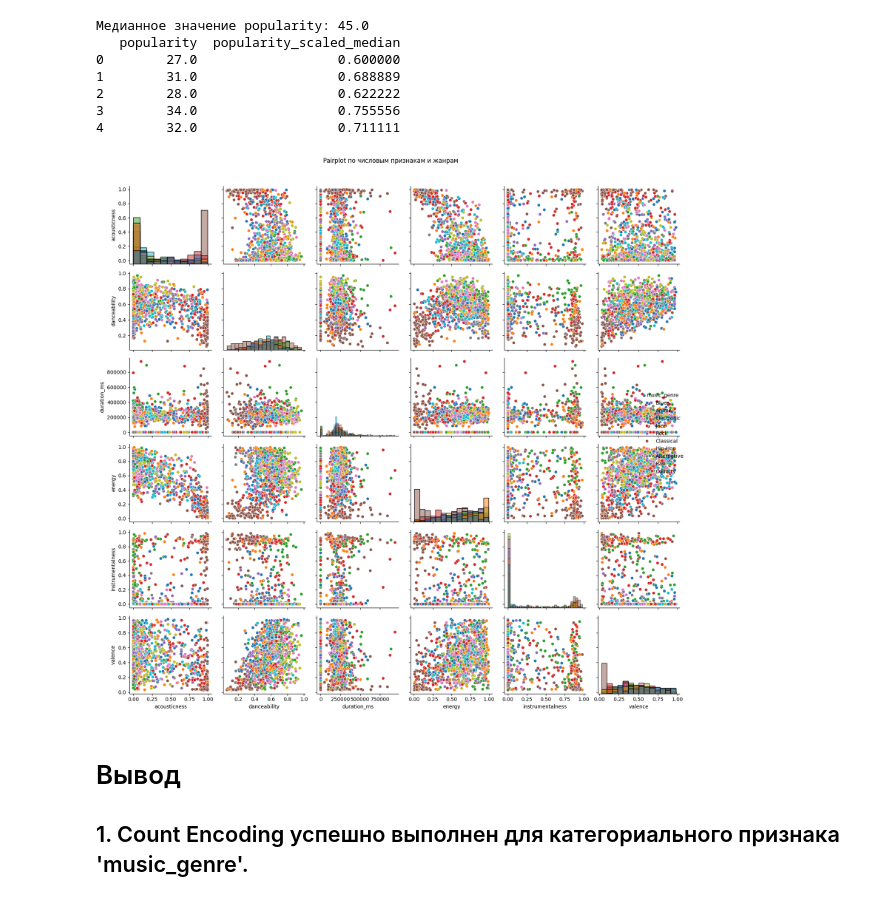
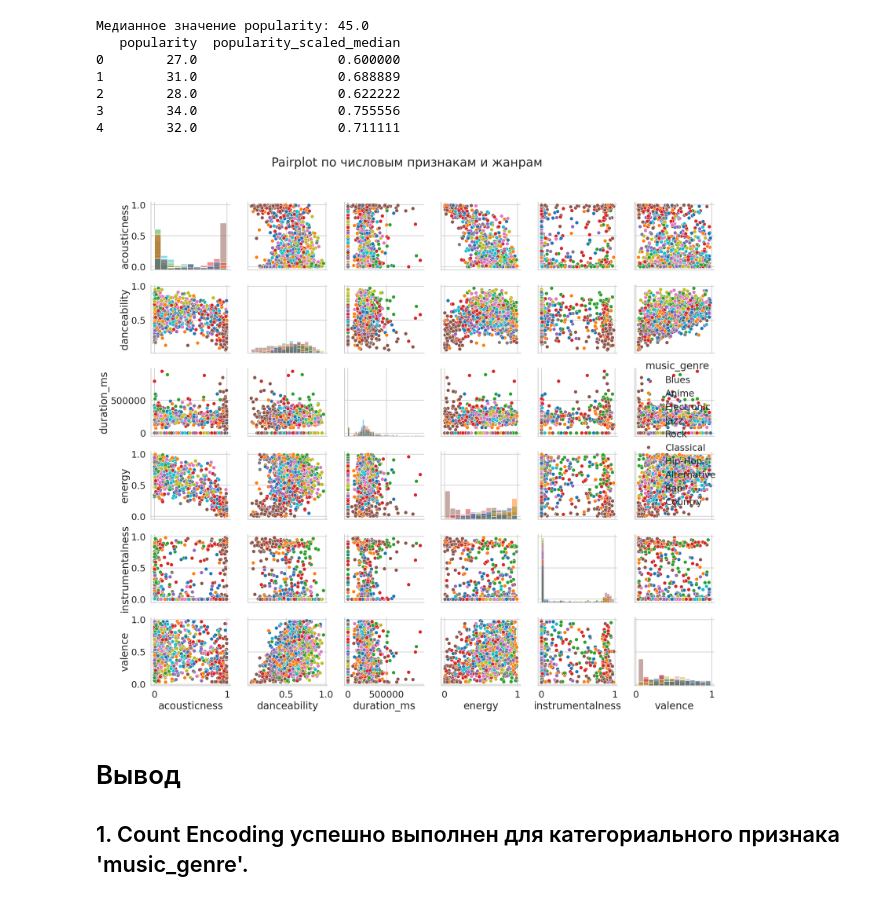
Before and after one commit to daradanci/MMO_2025, a Jupyter notebook: notes/RK1_MMO.ipynb, the cells around one changed output. Cells and saved outputs as stored; diff of their text form; code cells hidden in the pictures.

```diff
--- a/notes/RK1_MMO.ipynb
+++ b/notes/RK1_MMO.ipynb
@@ -77,26 +77,27 @@ print(data[['popularity', 'popularity_scaled_median']].head())
 # %%
 # ДОПОЛНИТЕЛЬНОЕ ЗАДАНИЕ
 # Построение pairplot по числовым признакам с hue='music_genre'
 numeric_cols = [
     'acousticness', 'danceability', 'duration_ms',
     'energy', 'instrumentalness', 'valence'
 ]
+
 # Приведение колонок к числовому типу и удаление некорректных значений
 for col in numeric_cols:
     data[col] = pd.to_numeric(data[col], errors='coerce')
 
 pairplot_data = data[numeric_cols + ['music_genre']].replace([np.inf, -np.inf], np.nan).dropna()
 
-# Сэмплирование 1000 строк для визуализации
 sampled = pairplot_data.sample(n=1000, random_state=42)
 
-# Построение pairplot
-sns.pairplot(sampled, hue='music_genre', diag_kind='hist')
+sns.set_context("talk", font_scale=1.4)
+sns.set_style("whitegrid")
+sns.pairplot(sampled, hue='music_genre', diag_kind='hist', height=3.2)
 plt.suptitle("Pairplot по числовым признакам и жанрам", y=1.02)
 plt.tight_layout()
 plt.show()
 # %% [output]
-[figure, old version]
+[figure, new version]
 # %% [markdown]
 # Вывод
 ## 1. Count Encoding успешно выполнен для категориального признака 'music_genre'.
```
